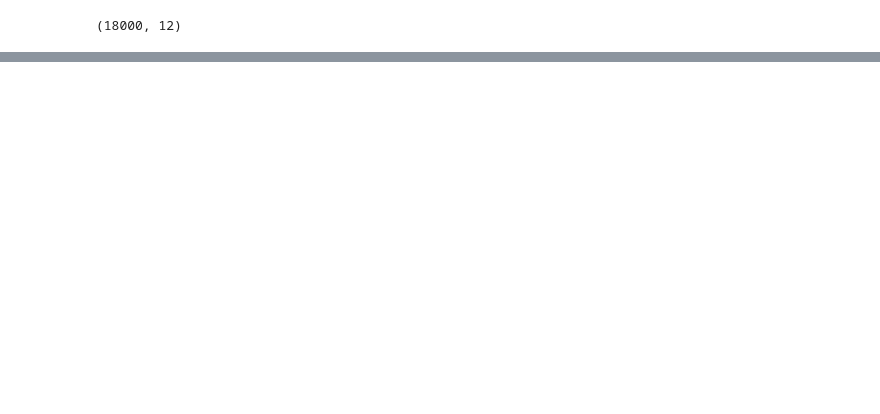
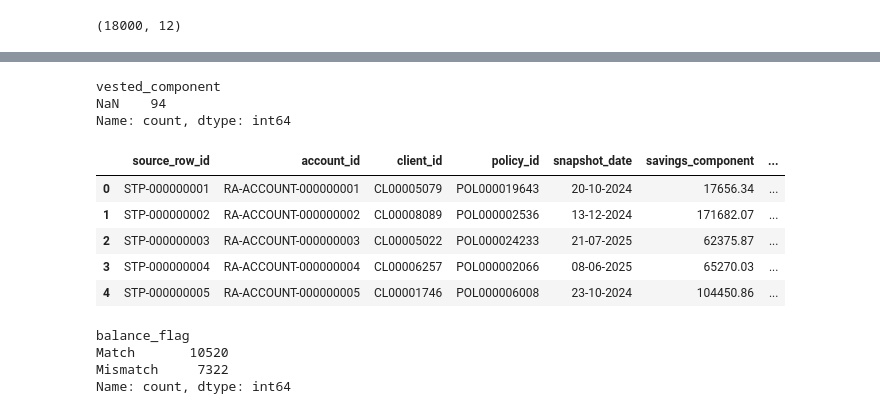
Before and after one commit to LuckyTwala0000/Sanlam-Life-Wealth-1-Retirement, a Jupyter notebook: Notebook/SanlamLife.ipynb, the cells around one changed output, grey strips where cells are left out. Drawn from its saved outputs; the diff is of its cells as text; code cells hidden in the pictures; blank space fills up the shorter version.

```diff
--- a/Notebook/SanlamLife.ipynb
+++ b/Notebook/SanlamLife.ipynb
@@ -138,0 +483,57 @@ dtype: int64
+# %%
+two_pot_savings_clean[
+    two_pot_savings_clean['vested_component']
+    .astype(str)
+    .str.contains('[A-Za-z]', na=False)
+]['vested_component'].value_counts(dropna=False)
+# %% [output]
+vested_component
+NaN    94
+Name: count, dtype: int64
+# %%
+two_pot_savings_clean['vested_component'] = (
+    two_pot_savings_clean['vested_component']
+    .replace({
+        'not recorded': pd.NA,
+        'R --': pd.NA
+    })
+)
+# %%
+two_pot_savings_clean['vested_component'] = (
+    two_pot_savings_clean['vested_component']
+    .str.strip()
+    .str.replace('R', '', regex=False)
+    .str.replace('ZAR', '', regex=False)
+    .str.replace('zar', '', regex=False)
+    .str.replace('ZA', '', regex=False)
+    .str.strip()
+)
+# %%
+mask = two_pot_savings_clean['vested_component'].str.contains(
+    r'\.\d{3},\d{2}', na=False
+)
+
+two_pot_savings_clean.loc[mask, 'vested_component'] = (
+    two_pot_savings_clean.loc[mask, 'vested_component']
+    .str.replace('.', '', regex=False)
+    .str.replace(',', '.', regex=False)
+)
+
+two_pot_savings_clean['vested_component'] = (
+    two_pot_savings_clean['vested_component']
+    .str.replace(',', '', regex=False)
+)
+# %%
+two_pot_savings_clean['vested_component'] = pd.to_numeric(
+    two_pot_savings_clean['vested_component'],
+    errors='coerce'
+)
+# %%
+two_pot_savings_clean.head()
+# %% [output]
+|  | source_row_id | account_id | client_id | policy_id | snapshot_date | savings_component | ... |
+| 0 | STP-000000001 | RA-ACCOUNT-000000001 | CL00005079 | POL000019643 | 20-10-2024 | 17656.34 | ... |
+| 1 | STP-000000002 | RA-ACCOUNT-000000002 | CL00008089 | POL000002536 | 13-12-2024 | 171682.07 | ... |
+| 2 | STP-000000003 | RA-ACCOUNT-000000003 | CL00005022 | POL000024233 | 21-07-2025 | 62375.87 | ... |
+| 3 | STP-000000004 | RA-ACCOUNT-000000004 | CL00006257 | POL000002066 | 08-06-2025 | 65270.03 | ... |
+| 4 | STP-000000005 | RA-ACCOUNT-000000005 | CL00001746 | POL000006008 | 23-10-2024 | 104450.86 | ... |
@@ -138,0 +679,7 @@ dtype: int64
+# %%
+two_pot_savings_clean['balance_flag'].value_counts()
+# %% [output]
+balance_flag
+Match       10520
+Mismatch     7322
+Name: count, dtype: int64
```
Also changed, not shown: parts of 103 cells of this notebook, 3 other files.
